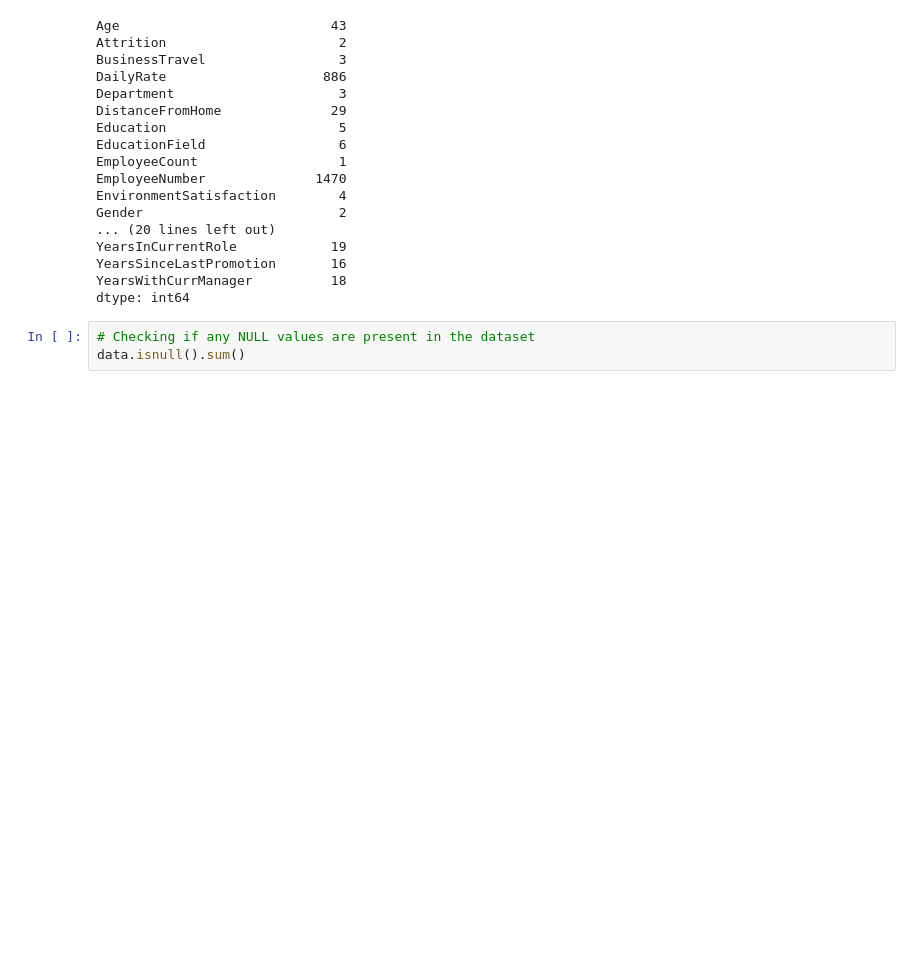
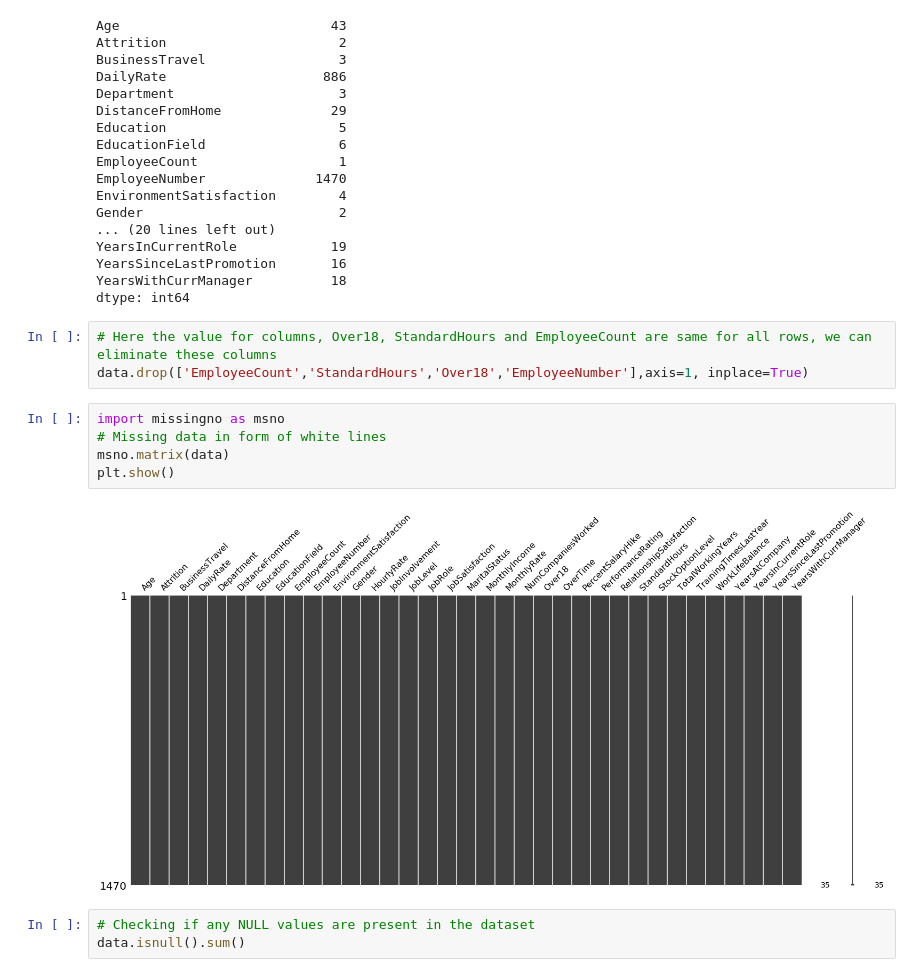
Before and after one commit to shreayan98c/IBM-HR-Analytics, a Jupyter notebook: Classification.ipynb, the cells around one changed output. Cells and saved outputs as stored; diff of their text form; blank space fills up the shorter version.

Commit message:
Added more visualizations

```diff
--- a/Classification.ipynb
+++ b/Classification.ipynb
@@ -106,6 +106,16 @@ YearsInCurrentRole            19
 YearsSinceLastPromotion       16
 YearsWithCurrManager          18
 dtype: int64
+# %%
+# Here the value for columns, Over18, StandardHours and EmployeeCount are same for all rows, we can eliminate these columns
+data.drop(['EmployeeCount','StandardHours','Over18','EmployeeNumber'],axis=1, inplace=True)
+# %%
+import missingno as msno
+# Missing data in form of white lines
+msno.matrix(data)
+plt.show()
+# %% [output]
+[figure, added]
 # %%
 # Checking if any NULL values are present in the dataset
 data.isnull().sum()
```
Also changed, not shown: parts of 9 cells of this notebook.
